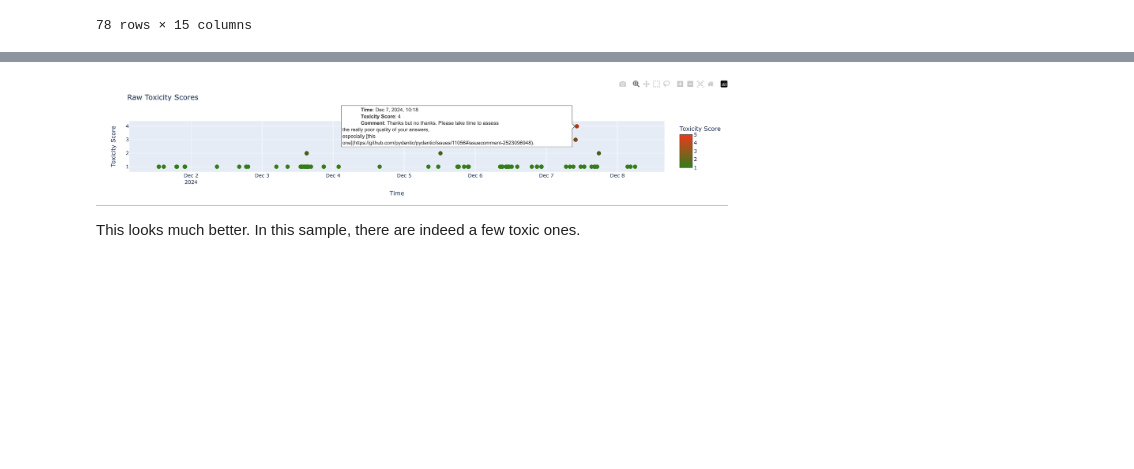
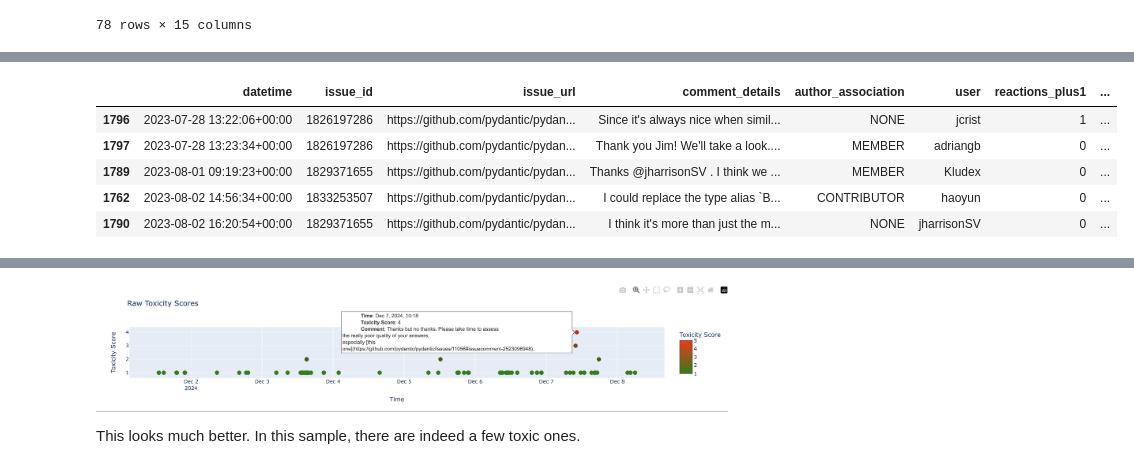
Before and after one commit to DefJM/openOwl, a Jupyter notebook: notebooks/gh_comments_sentiment_analysis.ipynb, the cells around one changed output, grey strips where cells are left out. Cells and saved outputs as stored; diff of their text form; code cells hidden in the pictures; blank space fills up the shorter version.

Commit message:
feat: WIP notebook research on toxicity using LLM

```diff
--- a/notebooks/gh_comments_sentiment_analysis.ipynb
+++ b/notebooks/gh_comments_sentiment_analysis.ipynb
@@ -46,7 +31,7 @@ PROJECT_ROOT = Path().absolute().parent
 # %%
 # Define package info
 package_manager="pypi"
-github_url="https://github.com/pandas-dev/pandas"
+github_url="https://github.com/pydantic/pydantic"
 package_version=None
 debug=True
 
@@ -248,0 +324,2 @@ fig.show()
+# %%
+df = create_toxicity_dataframe(db, dependency)
@@ -248,0 +328,9 @@ fig.show()
+# %%
+df.head()
+# %% [output]
+|  | datetime | issue_id | issue_url | comment_details | author_association | user | reactions_plus1 | ... |
+| 1796 | 2023-07-28 13:22:06+00:00 | 1826197286 | https://github.com/pydantic/pydan... | Since it's always nice when simil... | NONE | jcrist | 1 | ... |
+| 1797 | 2023-07-28 13:23:34+00:00 | 1826197286 | https://github.com/pydantic/pydan... | Thank you Jim! We'll take a look.... | MEMBER | adriangb | 0 | ... |
+| 1789 | 2023-08-01 09:19:23+00:00 | 1829371655 | https://github.com/pydantic/pydan... | Thanks @jharrisonSV . I think we ... | MEMBER | Kludex | 0 | ... |
+| 1762 | 2023-08-02 14:56:34+00:00 | 1833253507 | https://github.com/pydantic/pydan... | I could replace the type alias `B... | CONTRIBUTOR | haoyun | 0 | ... |
+| 1790 | 2023-08-02 16:20:54+00:00 | 1829371655 | https://github.com/pydantic/pydan... | I think it's more than just the m... | NONE | jharrisonSV | 0 | ... |
```
Also changed, not shown: parts of 13 cells of this notebook, 17 other files.
